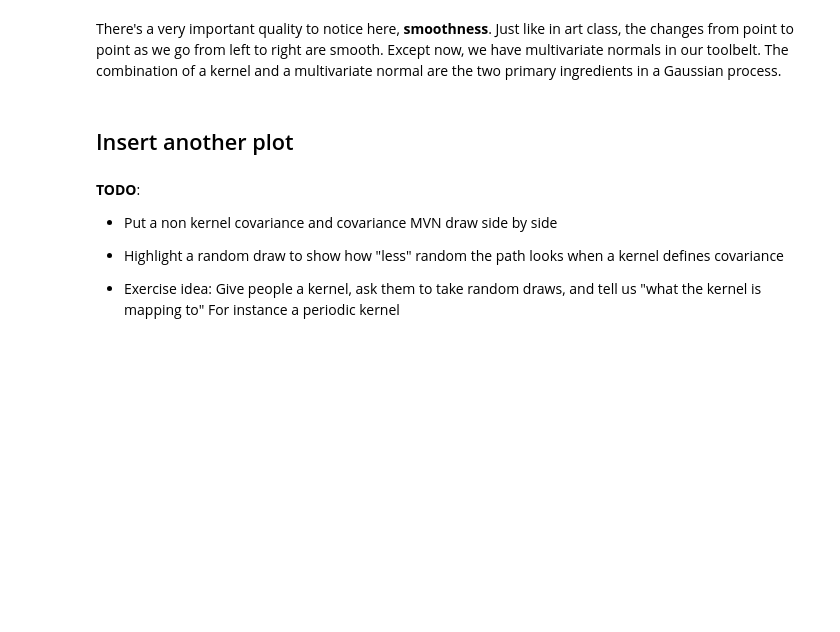
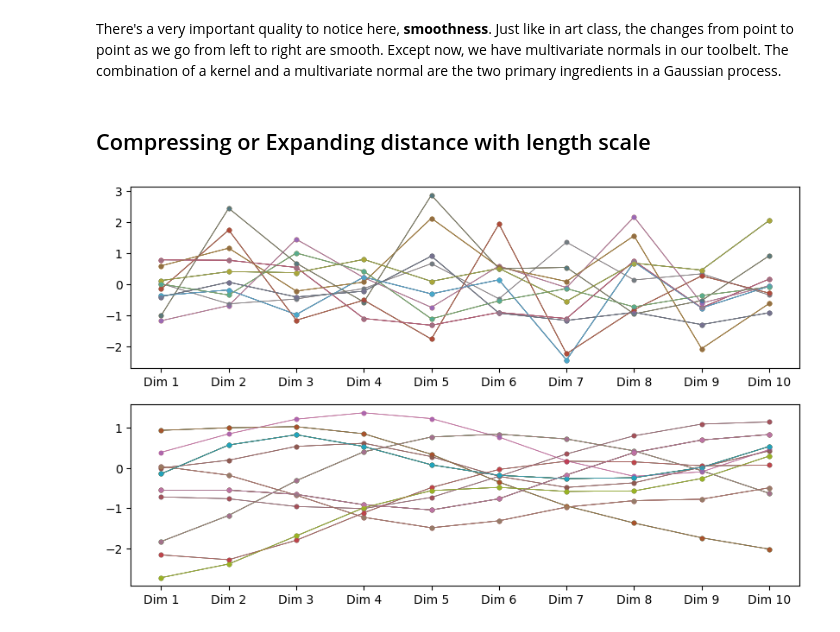
Before and after one commit to bwengals/etc, a Jupyter notebook: Lesson03_MvNormals.ipynb, the cells around one changed output. Cells and saved outputs as stored; diff of their text form; code cells hidden in the pictures; blank space fills up the shorter version.

```diff
--- a/Lesson03_MvNormals.ipynb
+++ b/Lesson03_MvNormals.ipynb
@@ -506,16 +509,19 @@ In the last _lesson_ we talked about how kernels functions calculated the simila
 def kernel(x, x_prime, lengthscale):
     return np.exp( -0.5 * np.square(x - x_prime) / np.square(lengthscale))
 
-num_dims = 3
-x = np.arange(num_dims)
 
-def covariancec()
-# Calculate kernel/covariance matrix values for every possible pair of x values in the data
-K = np.zeros((num_dims, num_dims))
-for i in range(num_dims):
-    for j in range(num_dims):
-        K[i, j] = kernel(x[i], x[j], lengthscale=2)
+def covariance_matrix(num_dims, lengthscale):
+    """Calculate kernel/covariance matrix values for every possible pair of x values in the data"""
+    K = np.zeros((num_dims, num_dims))
+    x = np.arange(num_dims)
 
+    for i in range(num_dims):
+        for j in range(num_dims):
+            K[i, j] = kernel(x[i], x[j], lengthscale)
+    return K
+
+
+K = covariance_matrix(num_dims=3, lengthscale=2)
 K
 # %% [output]
 array([[1.        , 0.8824969 , 0.60653066],
@@ -528,11 +534,13 @@ Let's try it out.  Let's take our same exponentiated quadratic kernel from Art c
 # %% [markdown]
 ## Drawing samples
 # %%
+K = covariance_matrix(num_dims=10, lengthscale=2)
+
 # Lets use a zero mean this time
 mu = np.zeros(10)
 
 # Draw samples from this random vector
 random_vector = pm.MvNormal.dist(mu=mu, cov=K)
 samples = pm.draw(random_vector, draws=10)
-samples[:3]
+samples[:2]
 # %% [output]
@@ -571,10 +567,28 @@ ax.set_xticklabels(["Dim " + str(i + 1) for i in range(len(x))]);
 # %% [markdown]
 There's a very important quality to notice here, **smoothness**.  Just like in art class, the changes from point to point as we go from left to right are smooth.  Except now, we have multivariate normals in our toolbelt.  The combination of a kernel and a multivariate normal are the two primary ingredients in a Gaussian process.
-# %% [markdown]
-## Insert another plot
-# %% [markdown]
-**TODO**:
-* Put a non kernel covariance and covariance MVN draw side by side
-* Highlight a random draw to show how "less" random the path looks when a kernel defines covariance
-
-* Exercise idea: Give people a kernel, ask them to take random draws, and tell us "what the kernel is mapping to" For instance a periodic kernel
+# %% [markdown]
+## Compressing or Expanding distance with length scale
+# %%
+def plot_mvn(lengthscale, ax):
+    K = covariance_matrix(num_dims=10, lengthscale=lengthscale)
+
+    # Lets use a zero mean this time
+    mu = np.zeros(10)
+
+    # Draw samples from this random vector
+    samples = stats.multivariate_normal(mean=mu, cov=K).rvs(10)
+
+    x = np.arange(len(mu))
+
+    # plot 100 of the samples
+    ix = np.random.randint(0, samples.shape[0], 100)
+    ax.plot(x, samples[ix, :].T,  lw=0.5, alpha=0.5, marker=".")
+
+    ax.set_xticks(x);
+    ax.set_xticklabels(["Dim " + str(i + 1) for i in range(len(x))])
+# %%
+fig, axes = plt.subplots(2,1,figsize=(10, 6))
+plot_mvn(lengthscale=.025, ax=axes[0])
+plot_mvn(lengthscale=2.5, ax=axes[1])
+# %% [output]
+[figure, added]
```
Also changed, not shown: parts of 21 cells of this notebook, 1 other file.
